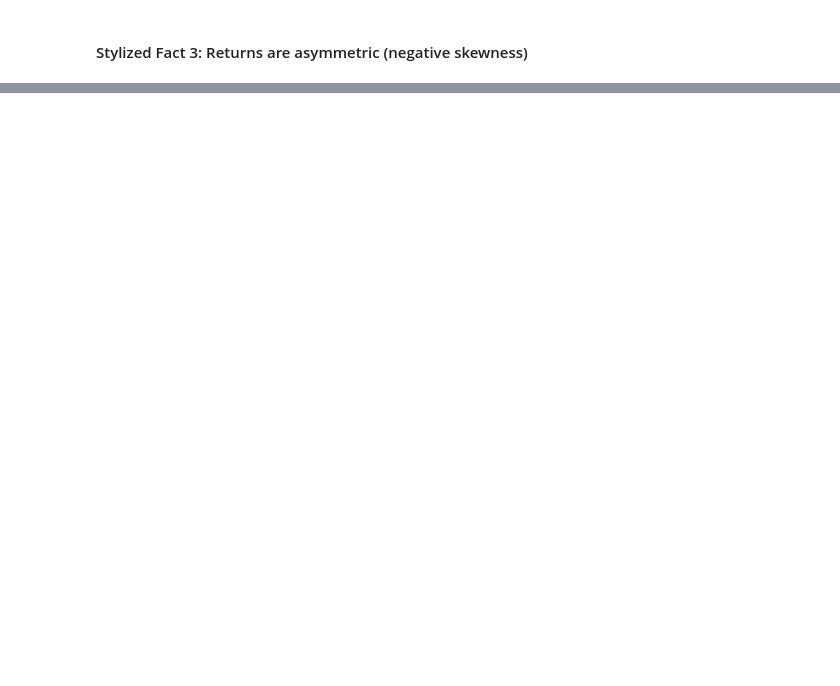
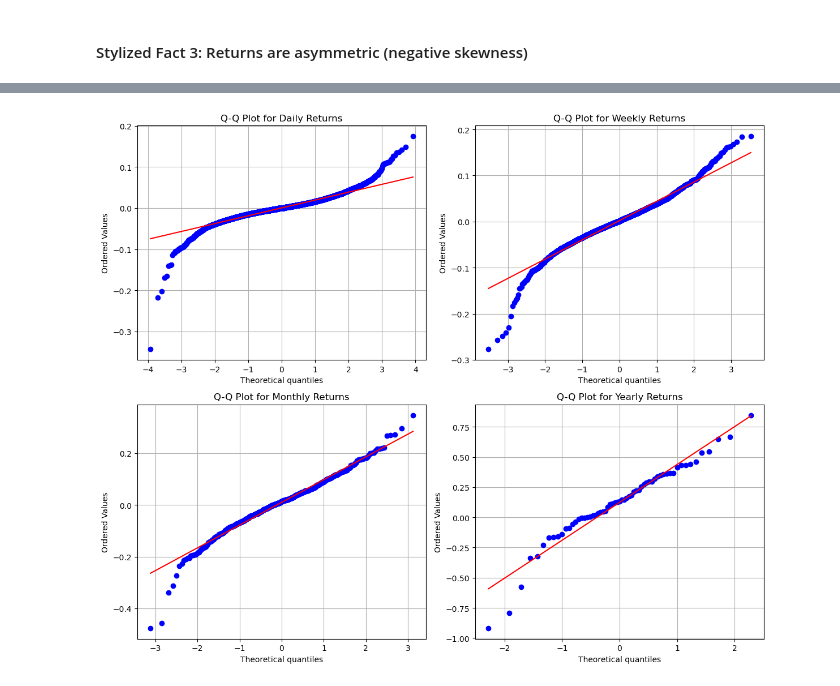
Before and after one commit to VitalityMigo/quant627_finec, a Jupyter notebook: notebook.ipynb, the cells around one changed output, grey strips where cells are left out. Drawn from its saved outputs; the diff is of its cells as text; code cells hidden in the pictures; blank space fills up the shorter version.

```diff
--- a/notebook.ipynb
+++ b/notebook.ipynb
@@ -496,0 +570,25 @@ Reject the null hypothesis, the returns skewness and/or tails are significantly
+# %%
+# TEST 2: Q-Q Plot of Log Returns
+
+fig, axs = plt.subplots(2, 2, figsize=(12, 10))
+
+stats.probplot(rt_daily, dist="norm", plot=axs[0, 0])
+axs[0, 0].set_title("Q-Q Plot for Daily Returns")
+axs[0, 0].grid(True)
+
+stats.probplot(rt_weekly, dist="norm", plot=axs[0, 1])
+axs[0, 1].set_title("Q-Q Plot for Weekly Returns")
+axs[0, 1].grid(True)
+
+stats.probplot(rt_monthly, dist="norm", plot=axs[1, 0])
+axs[1, 0].set_title("Q-Q Plot for Monthly Returns")
+axs[1, 0].grid(True)
+
+stats.probplot(rt_yearly, dist="norm", plot=axs[1, 1])
+axs[1, 1].set_title("Q-Q Plot for Yearly Returns")
+axs[1, 1].grid(True)
+
+plt.tight_layout()
+plt.show()
+# %% [output]
+[figure, added]
```
Also changed, not shown: parts of 51 cells of this notebook.
